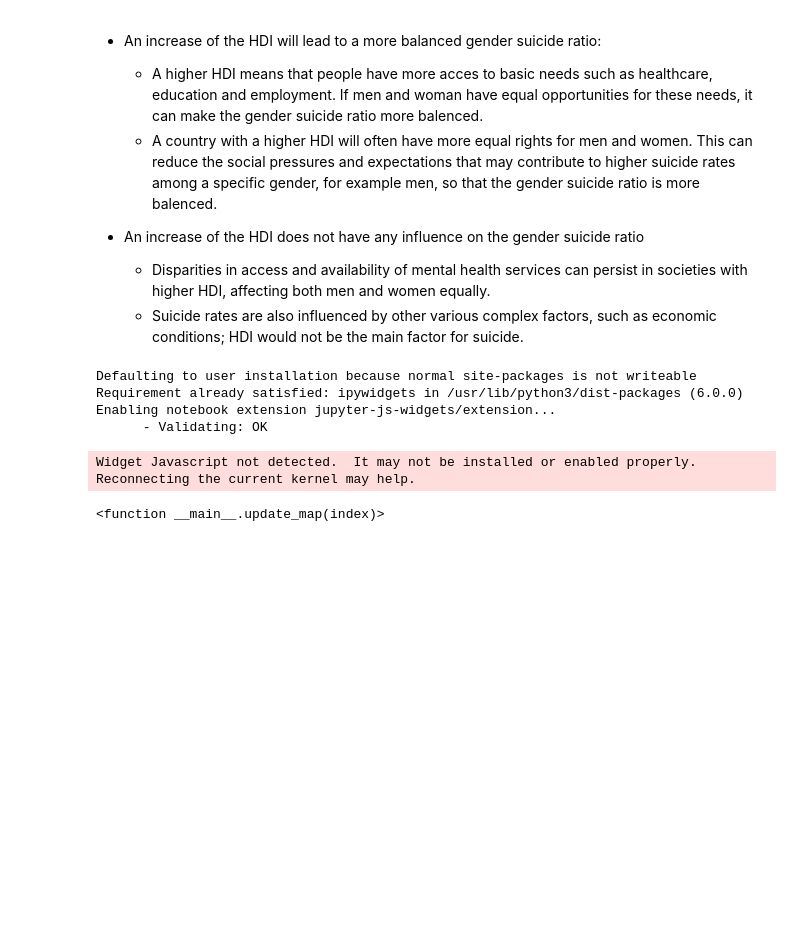
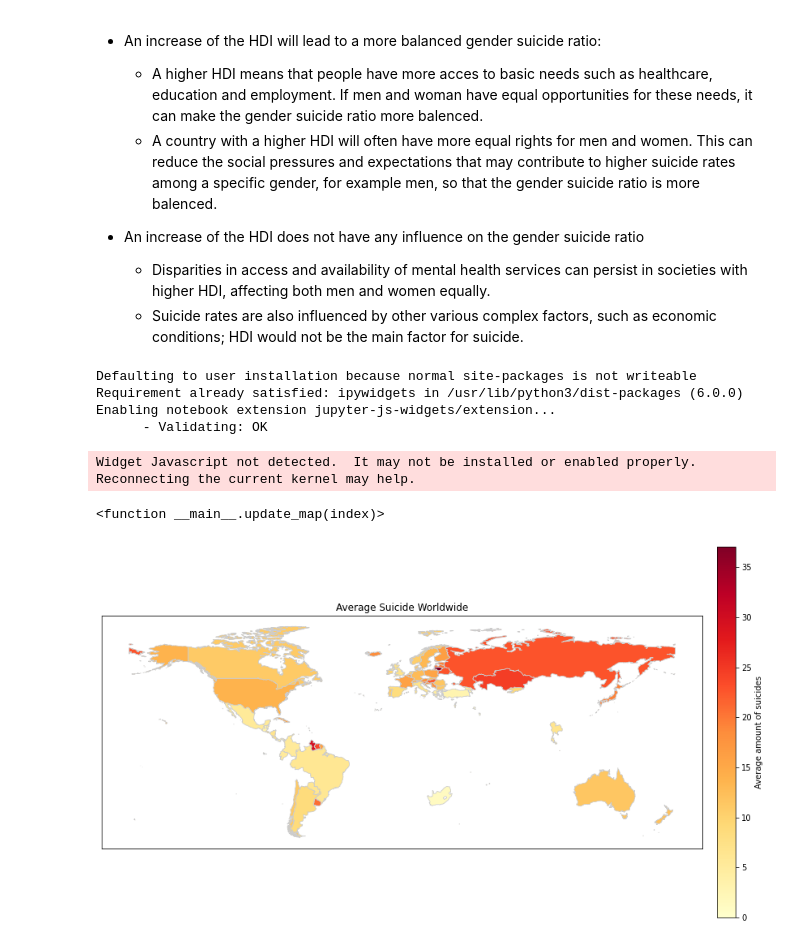
Before and after one commit to Lloydster25/Informatievisualisatie, a Jupyter notebook: draft_group_58.ipynb, the cells around one changed output. Drawn from its saved outputs; the diff is of its cells as text; code cells hidden in the pictures; blank space fills up the shorter version.

```diff
--- a/draft_group_58.ipynb
+++ b/draft_group_58.ipynb
@@ -446,3 +446,51 @@ Enabling notebook extension jupyter-js-widgets/extension...
       - Validating: OK
 Widget Javascript not detected.  It may not be installed or enabled properly. Reconnecting the current kernel may help.
 <function __main__.update_map(index)>
+# %%
+import geopandas as gpd
+import pandas as pd
+import matplotlib.pyplot as plt
+from matplotlib.cm import ScalarMappable
+
+# Step 3: Load the shapefile or GeoJSON file
+shapefile_path = 'countries_map/countries.shp'
+shapefile_data = gpd.read_file(shapefile_path)
+
+# Step 4: Load the CSV data
+csv_file_path = 'databases/FINAL DATASET.csv'
+csv_data = pd.read_csv(csv_file_path)
+
+# Renaming Countries in shapefile data that they match to our .csv file
+shapefile_data.loc[shapefile_data['NAME'] == 'United States of America', 'NAME'] = 'United States'
+shapefile_data.loc[shapefile_data['NAME'] == 'Russia', 'NAME'] = 'Russian Federation'
+shapefile_data.loc[shapefile_data['NAME'] == 'Dem. Rep. Congo', 'NAME'] = 'Congo (Democratic Republic of the)'
+shapefile_data.loc[shapefile_data['NAME'] == 'Iran', 'NAME'] = 'Iran (Islamic Republic of)'
+shapefile_data.loc[shapefile_data['NAME'] == 'Tanzania', 'NAME'] = 'Tanzania (United Republic of)'
+shapefile_data.loc[shapefile_data['NAME'] == 'South Korea', 'NAME'] = 'Korea (Republic of)'
+shapefile_data.loc[shapefile_data['NAME'] == 'Venezuela', 'NAME'] = 'Venezuela (Bolivarian Republic of)'
+shapefile_data.loc[shapefile_data['NAME'] == 'Bolivia', 'NAME'] = 'Bolivia (Plurinational State of)'
+shapefile_data.loc[shapefile_data['NAME'] == 'Venezuela', 'NAME'] = 'Venezuela (Bolivarian Republic of)'
+shapefile_data.loc[shapefile_data['NAME'] == 'Laos', 'NAME'] = "Lao People's Democratic Republic"
+
+# Step 5: Merge shapefile data with CSV data using country names
+merged_data = shapefile_data.merge(csv_data, left_on='NAME', right_on='Country', how='left')
+
+# Step 6: Plot the choropleth map
+fig, ax = plt.subplots(figsize=(16, 12))
+merged_data.plot(column='Average Suicide', cmap='YlOrRd', linewidth=0.8, edgecolor='0.8', legend=False, ax=ax)
+plt.title('Average Suicide Worldwide')
+
+# Step 7: Add a colorbar for 'Suicides'
+sm = ScalarMappable(cmap='YlOrRd')
+sm.set_array(merged_data['Average Suicide'])
+cbar = plt.colorbar(sm, orientation='vertical', pad=0.02, shrink=0.7, ax=ax)
+cbar.set_label('Average amount of suicides')
+
+# Remove the numbers on the axes
+ax.set_xticks([])
+ax.set_yticks([])
+
+# Display the map
+plt.show()
+# %% [output]
+[figure, added]
```
